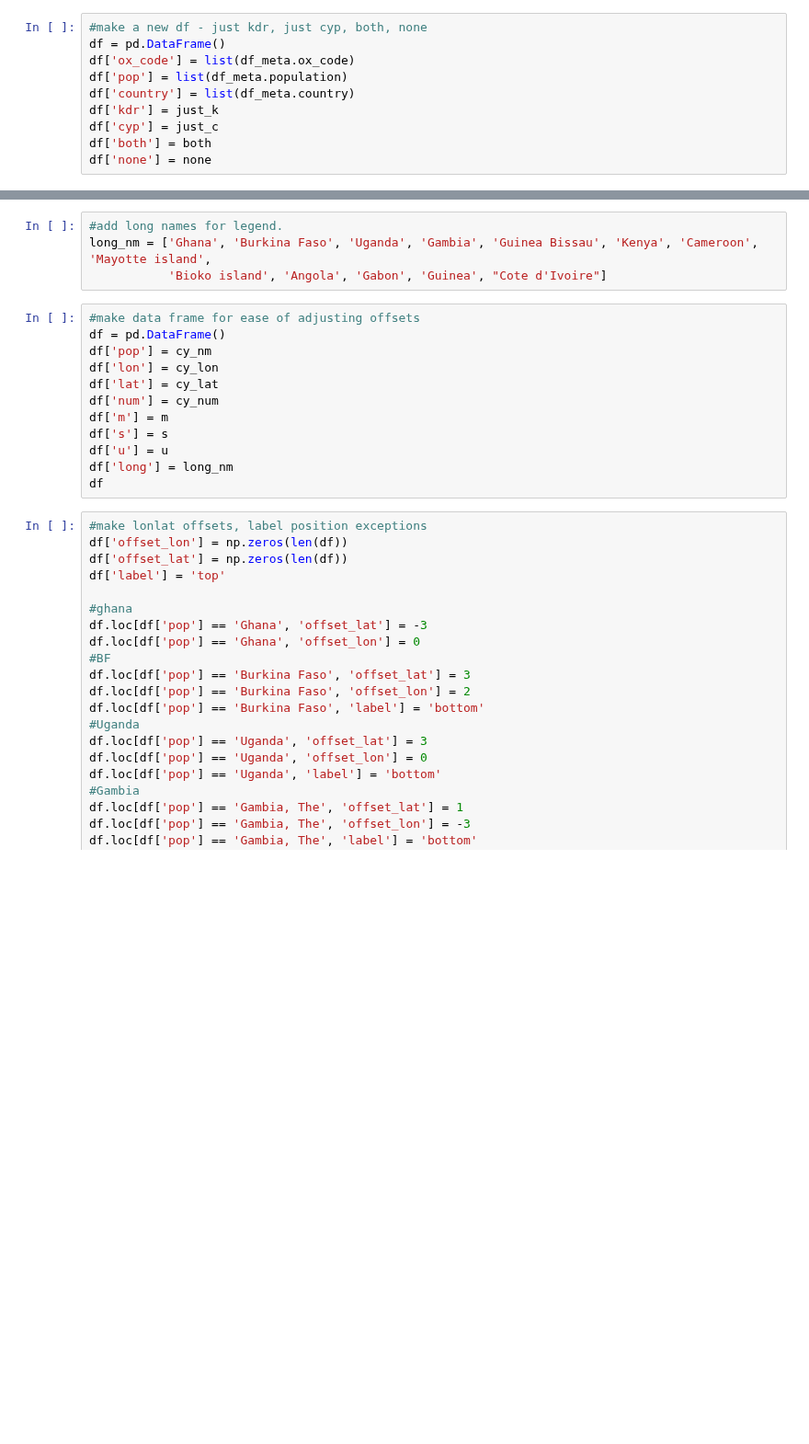
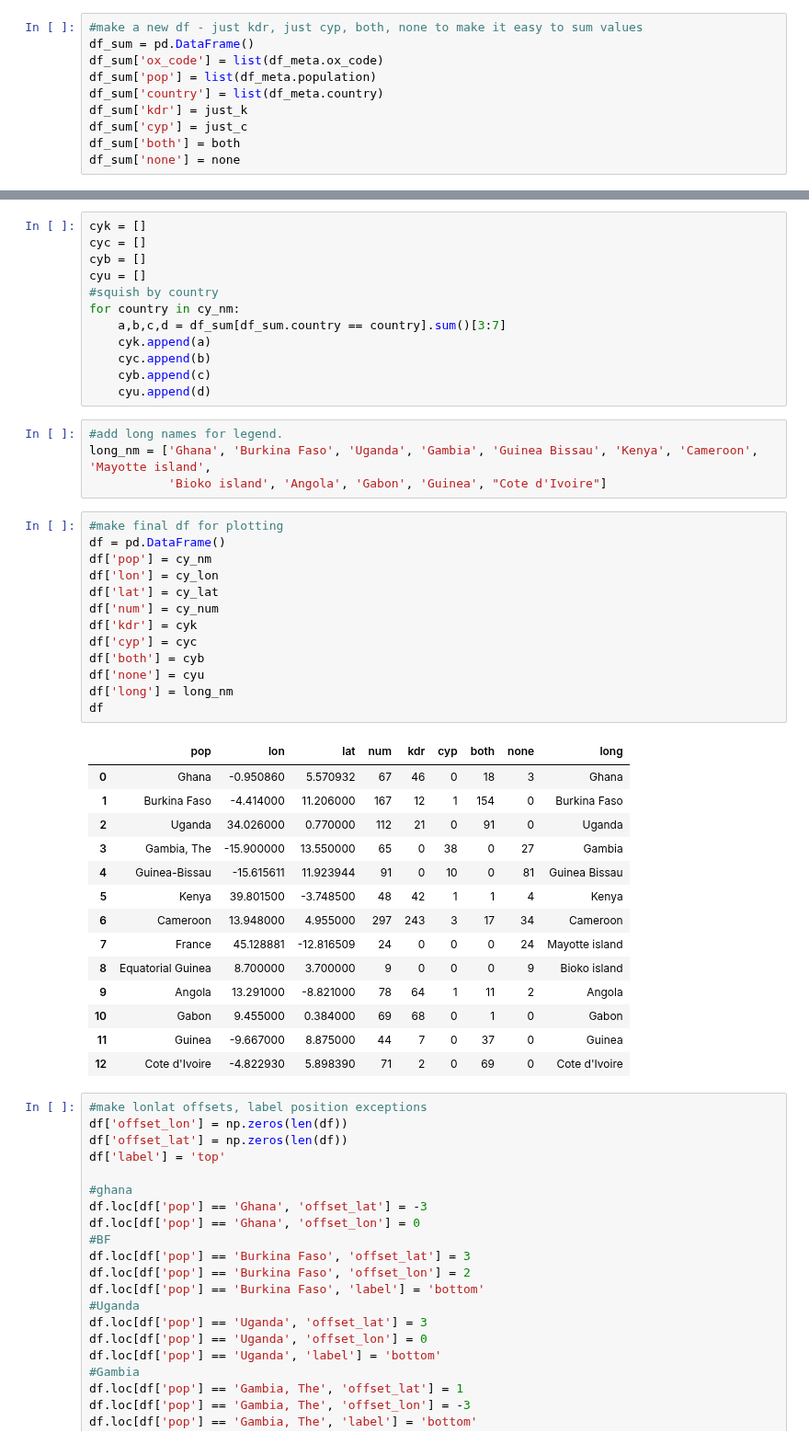
Before and after one commit to alimanfoo/ag1000g-phase2-data-paper, a Jupyter notebook: notebooks/figure_insecticide_resistance.ipynb, the cells around one changed output, grey strips where cells are left out. Shown at 92% size. Drawn from its saved outputs; the diff is of its cells as text; blank space fills up the shorter version.

```diff
--- a/notebooks/figure_insecticide_resistance.ipynb
+++ b/notebooks/figure_insecticide_resistance.ipynb
@@ -405,12 +405,12 @@ len(just_k), len(just_c), len(both), len(none),
 # %% [output]
 (1142, 1142, 1142, 1142)
 # %%
-#make a new df - just kdr, just cyp, both, none
-df = pd.DataFrame()
-df['ox_code'] = list(df_meta.ox_code)
-df['pop'] = list(df_meta.population)
-df['country'] = list(df_meta.country)
-df['kdr'] = just_k
-df['cyp'] = just_c
-df['both'] = both
-df['none'] = none
+#make a new df - just kdr, just cyp, both, none to make it easy to sum values
+df_sum = pd.DataFrame()
+df_sum['ox_code'] = list(df_meta.ox_code)
+df_sum['pop'] = list(df_meta.population)
+df_sum['country'] = list(df_meta.country)
+df_sum['kdr'] = just_k
+df_sum['cyp'] = just_c
+df_sum['both'] = both
+df_sum['none'] = none
@@ -423,19 +417,47 @@ df[df.country == 'Ghana'].kdr.sum()
+# %%
+cyk = []
+cyc = []
+cyb = []
+cyu = []
+#squish by country
+for country in cy_nm:
+    a,b,c,d = df_sum[df_sum.country == country].sum()[3:7]
+    cyk.append(a)
+    cyc.append(b)
+    cyb.append(c)
+    cyu.append(d)
 # %%
 #add long names for legend.
 long_nm = ['Ghana', 'Burkina Faso', 'Uganda', 'Gambia', 'Guinea Bissau', 'Kenya', 'Cameroon', 'Mayotte island',
            'Bioko island', 'Angola', 'Gabon', 'Guinea', "Cote d'Ivoire"]
 # %%
-#make data frame for ease of adjusting offsets
+#make final df for plotting
 df = pd.DataFrame()
 df['pop'] = cy_nm
 df['lon'] = cy_lon
 df['lat'] = cy_lat
 df['num'] = cy_num
-df['m'] = m
-df['s'] = s
-df['u'] = u
+df['kdr'] = cyk
+df['cyp'] = cyc
+df['both'] = cyb
+df['none'] = cyu
 df['long'] = long_nm
 df
+# %% [output]
+|  | pop | lon | lat | num | kdr | cyp | both | none | long |
+| 0 | Ghana | -0.950860 | 5.570932 | 67 | 46 | 0 | 18 | 3 | Ghana |
+| 1 | Burkina Faso | -4.414000 | 11.206000 | 167 | 12 | 1 | 154 | 0 | Burkina Faso |
+| 2 | Uganda | 34.026000 | 0.770000 | 112 | 21 | 0 | 91 | 0 | Uganda |
+| 3 | Gambia, The | -15.900000 | 13.550000 | 65 | 0 | 38 | 0 | 27 | Gambia |
+| 4 | Guinea-Bissau | -15.615611 | 11.923944 | 91 | 0 | 10 | 0 | 81 | Guinea Bissau |
+| 5 | Kenya | 39.801500 | -3.748500 | 48 | 42 | 1 | 1 | 4 | Kenya |
+| 6 | Cameroon | 13.948000 | 4.955000 | 297 | 243 | 3 | 17 | 34 | Cameroon |
+| 7 | France | 45.128881 | -12.816509 | 24 | 0 | 0 | 0 | 24 | Mayotte island |
+| 8 | Equatorial Guinea | 8.700000 | 3.700000 | 9 | 0 | 0 | 0 | 9 | Bioko island |
+| 9 | Angola | 13.291000 | -8.821000 | 78 | 64 | 1 | 11 | 2 | Angola |
+| 10 | Gabon | 9.455000 | 0.384000 | 69 | 68 | 0 | 1 | 0 | Gabon |
+| 11 | Guinea | -9.667000 | 8.875000 | 44 | 7 | 0 | 37 | 0 | Guinea |
+| 12 | Cote d'Ivoire | -4.822930 | 5.898390 | 71 | 2 | 0 | 69 | 0 | Cote d'Ivoire |
 # %%
 #make lonlat offsets, label position exceptions
 df['offset_lon'] = np.zeros(len(df))
```
Also changed, not shown: parts of 7 cells of this notebook, 1 other file.
